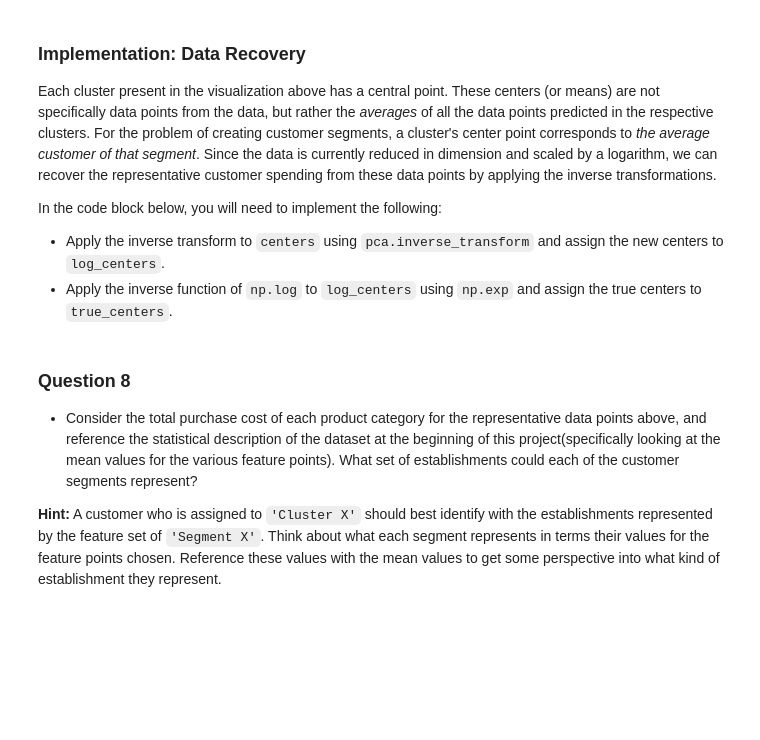
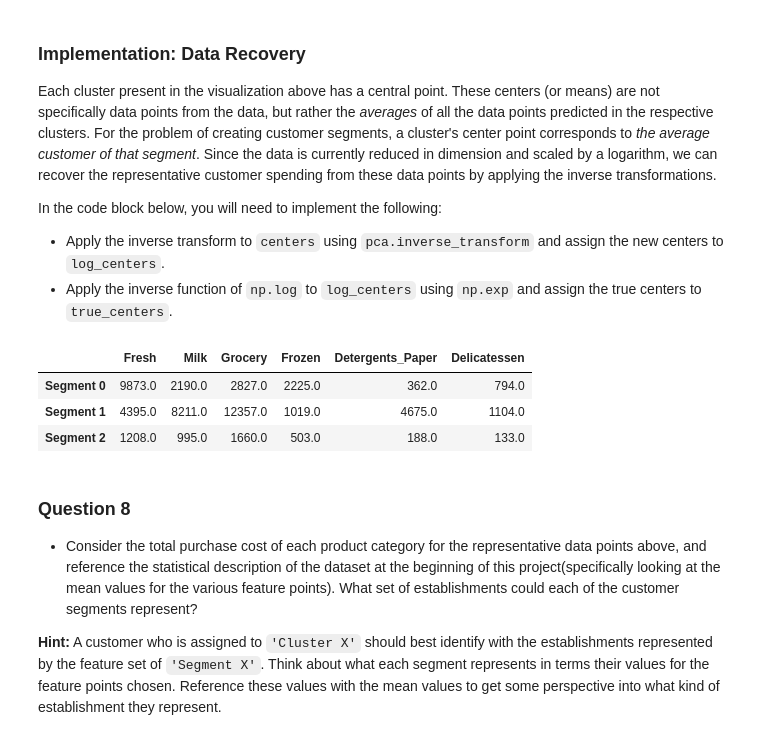
Before and after one commit to alexerfurt/machine-learning, a Jupyter notebook: projects/customer_segments/customer_segments.ipynb, the cells around one changed output. Cells and saved outputs as stored; diff of their text form; code cells hidden in the pictures; blank space fills up the shorter version.

Commit message:
finalized customer_segments notebook
Finished third project of first term

```diff
--- a/projects/customer_segments/customer_segments.ipynb
+++ b/projects/customer_segments/customer_segments.ipynb
@@ -532,16 +532,21 @@ In the code block below, you will need to implement the following:
  - Apply the inverse function of `np.log` to `log_centers` using `np.exp` and assign the true centers to `true_centers`.
 # %%
 # TODO: Inverse transform the centers
-log_centers = None
+log_centers = pca.inverse_transform(centers)
 
 # TODO: Exponentiate the centers
-true_centers = None
+true_centers = np.exp(log_centers)
 
 # Display the true centers
 segments = ['Segment {}'.format(i) for i in range(0,len(centers))]
 true_centers = pd.DataFrame(np.round(true_centers), columns = data.keys())
 true_centers.index = segments
 display(true_centers)
+# %% [output]
+|  | Fresh | Milk | Grocery | Frozen | Detergents_Paper | Delicatessen |
+| Segment 0 | 9873.0 | 2190.0 | 2827.0 | 2225.0 | 362.0 | 794.0 |
+| Segment 1 | 4395.0 | 8211.0 | 12357.0 | 1019.0 | 4675.0 | 1104.0 |
+| Segment 2 | 1208.0 | 995.0 | 1660.0 | 503.0 | 188.0 | 133.0 |
 # %% [markdown]
 ### Question 8
 
```
Also changed, not shown: parts of 13 cells of this notebook, 1 other file.
